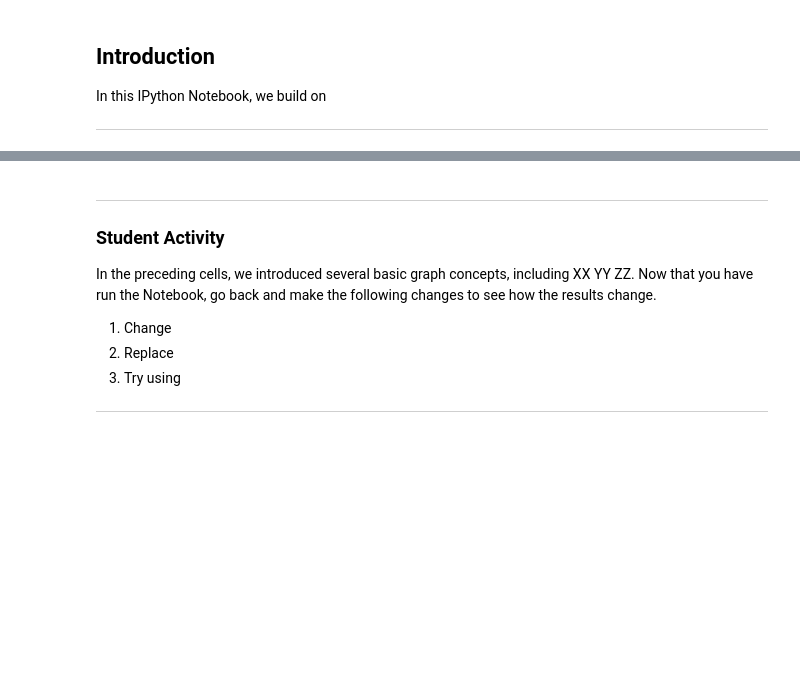
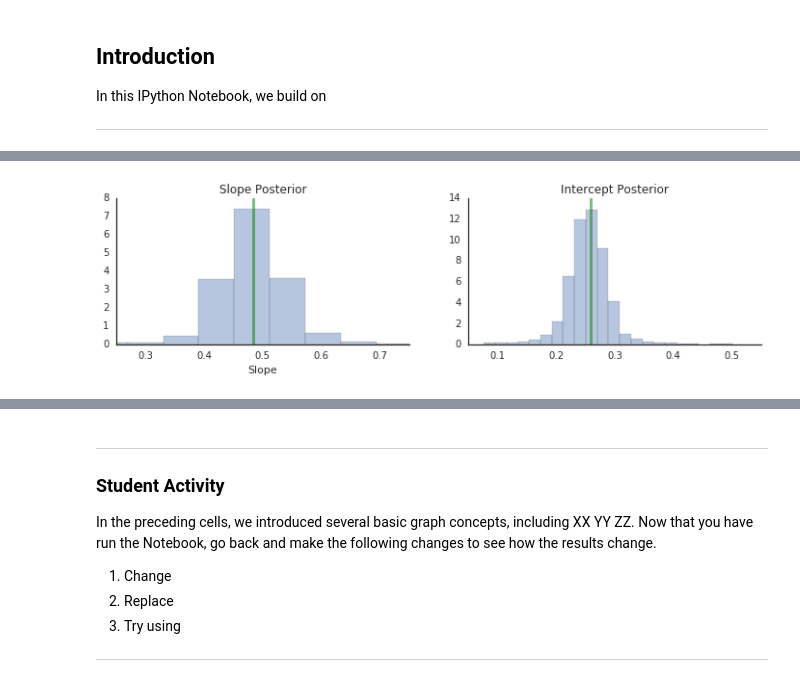
Before and after one commit to lcdm-uiuc/info490-sp16, a Jupyter notebook: Week11/notebooks/intro2pp-bm.ipynb, the cells around one changed output, grey strips where cells are left out. Cells and saved outputs as stored; diff of their text form; code cells hidden in the pictures; blank space fills up the shorter version.

```diff
--- a/Week11/notebooks/intro2pp-bm.ipynb
+++ b/Week11/notebooks/intro2pp-bm.ipynb
@@ -15,0 +207,20 @@ In this IPython Notebook, we build on
+# %%
+n_burn = 1000
+
+print('Slope Trace Values:')
+print(trace['Slope'][-10:])
+
+print('\nSlope Trace  statistics:')
+mu = np.mean(trace['Slope']) ; sigma = np.std(trace['Slope'])
+print('Full Sample:  Mean = {0:4.3f}, STD = {1:4.3f}'.format(mu, sigma))
+mu = np.mean(trace['Slope'][-n_burn:]) ; sigma = np.std(trace['Slope'][-n_burn:])
+print('Last {0}:  Mean = {1:4.3f}, STD = {2:4.3f}'.format(n_burn, mu, sigma))
+
+print('\nIntercept Trace Values:')
+print(trace['Intercept'][-10:])
+
+print('\nIntercept Trace statistics:')
+mu = np.mean(trace['Intercept']) ; sigma = np.std(trace['Intercept'])
+print('Full Sample:  Mean = {0:4.3f}, STD = {1:4.3f}'.format(mu, sigma))
+mu = np.mean(trace['Intercept'][-n_burn:]) ; sigma = np.std(trace['Intercept'][-n_burn:])
+print('Last {0}:  Mean = {1:4.3f}, STD = {2:4.3f}'.format(n_burn, mu, sigma))
@@ -15,0 +243,25 @@ In this IPython Notebook, we build on
+# %%
+plt.figure(figsize=(12, 6))
+sns.set_style('white')
+
+plt.subplot(221)
+sns.distplot(df_trace['Slope'][n_burn:], kde=False, norm_hist=True, bins=50)
+
+mu = np.mean(df_trace['Slope'][n_burn:])
+plt.axvline(mu, linestyle='-', color='g', lw = 3, alpha=0.5)
+
+plt.xlim(0.25, 0.75)
+plt.title('Slope Posterior')
+
+plt.subplot(222)
+sns.distplot(trace['Intercept'][n_burn:], kde=False, norm_hist=True, bins=50)
+
+mu = np.mean(df_trace['Intercept'][n_burn:])
+plt.axvline(mu, linestyle='-', color='g', lw = 3, alpha=0.5)
+
+plt.xlim(0.05, 0.55)
+plt.title('Intercept Posterior')
+sns.despine()
+plt.show()
+# %% [output]
+[figure, added]
```
Also changed, not shown: parts of 28 cells of this notebook, 3 other files.
